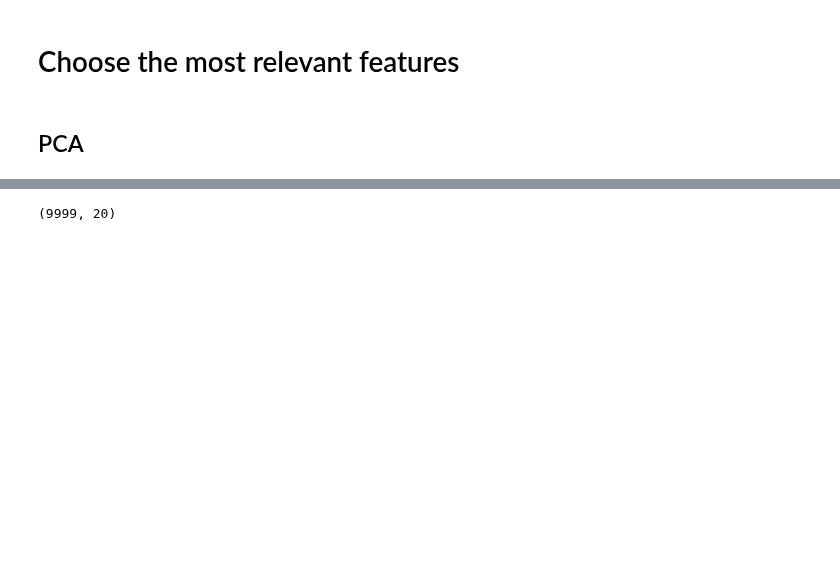
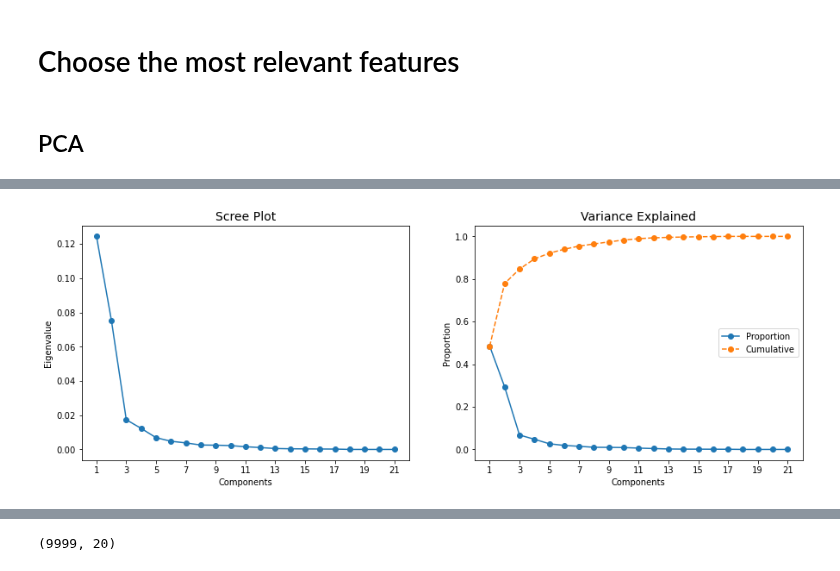
Before and after one commit to JohnnyCodess/Project-Machine-Learning, a Jupyter notebook: Inchoerencies + Outliers per Fold.ipynb, the cells around one changed output, grey strips where cells are left out. Saved outputs shown, nothing was run; the diff lists cells and outputs as text; code cells hidden in the pictures; blank space fills up the shorter version.

```diff
--- a/Inchoerencies + Outliers per Fold.ipynb
+++ b/Inchoerencies + Outliers per Fold.ipynb
@@ -797,3 +799,17 @@ selected_non_metric= list(chi_square_results[chi_square_results['Keep'] == 'Yes'
 selected_variables = selected_metric + selected_non_metric
 # %% [markdown]
 ## PCA
+# %%
+# ------------------- Principal Components Analysis ------------
+
+# Perform PCA to reduce dimensionality and retain the best combinations of the most important variables
+
+data_pca = data_metric_scaled.copy() # para confirmar
+pca = PCA()
+pca_feat = pca.fit_transform(data_pca)
+pca_feat
+pd.DataFrame({"Eigenvalue": pca.explained_variance_,
+            "Difference": np.insert(np.diff(pca.explained_variance_), 0, 0),
+             "Proportion": pca.explained_variance_ratio_,
+             "Cumulative": np.cumsum(pca.explained_variance_ratio_)},
+            index=range(1, pca.n_components_ + 1))
@@ -799,0 +834,27 @@ selected_variables = selected_metric + selected_non_metric
+# %%
+# Scree plot and variance explained plot
+
+    # figure and axes
+    fig, (ax1, ax2) = plt.subplots(1, 2, figsize=(15, 5))
+
+    # draw plots
+    ax1.plot(pca.explained_variance_, marker=".", markersize=12)
+    ax2.plot(pca.explained_variance_ratio_, marker=".", markersize=12, label="Proportion")
+    ax2.plot(np.cumsum(pca.explained_variance_ratio_), marker=".", markersize=12, linestyle="--", label="Cumulative")
+
+    # customizations
+    ax2.legend()
+    ax1.set_title("Scree Plot", fontsize=14)
+    ax2.set_title("Variance Explained", fontsize=14)
+    ax1.set_ylabel("Eigenvalue")
+    ax2.set_ylabel("Proportion")
+    ax1.set_xlabel("Components")
+    ax2.set_xlabel("Components")
+    ax1.set_xticks(range(0, pca.n_components_, 2))
+    ax1.set_xticklabels(range(1, pca.n_components_ + 1, 2))
+    ax2.set_xticks(range(0, pca.n_components_, 2))
+    ax2.set_xticklabels(range(1, pca.n_components_ + 1, 2))
+
+plt.show()
+# %% [output]
+[figure, added]
```
Also changed, not shown: parts of 4 cells of this notebook.
